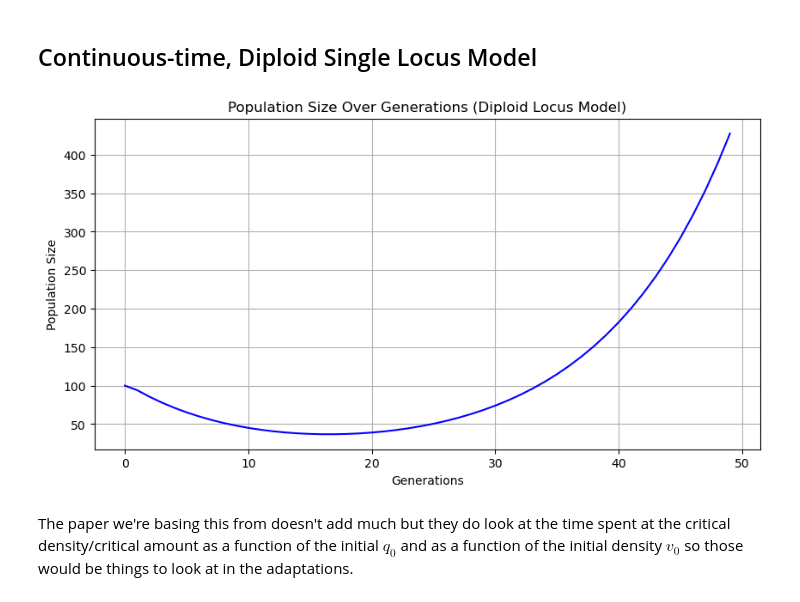
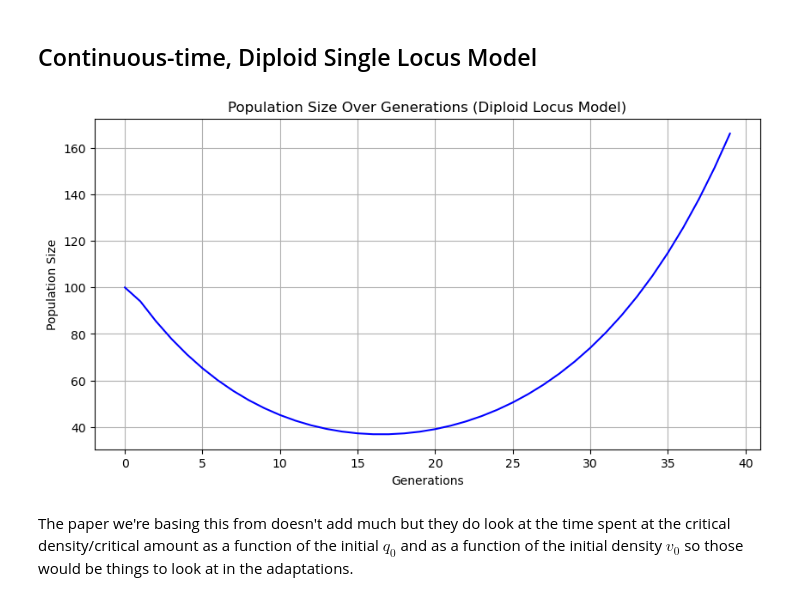
Before and after one commit to jonazhu/extinctionmodeling, a Jupyter notebook: q2_invadingspecies/baseline.ipynb, the cells around one changed output. Drawn from its saved outputs; the diff is of its cells as text; code cells hidden in the pictures.

```diff
--- a/q2_invadingspecies/baseline.ipynb
+++ b/q2_invadingspecies/baseline.ipynb
@@ -297,19 +297,19 @@ def diploid_locus_model(m_max, s, n_0, q_0, generations=100):
 # %%
 m_max = 0.1
 s = 0.2
 n_0 = 100
 q_0 = 0.8
-pops = diploid_locus_model(m_max, s, n_0, q_0, generations=50)
+pops = diploid_locus_model(m_max, s, n_0, q_0, generations=40)
 
 #plot the results
 plt.figure(figsize=(10, 5))
 plt.plot(pops, color='blue')
 plt.title('Population Size Over Generations (Diploid Locus Model)')
 plt.xlabel('Generations')
 plt.ylabel('Population Size')
 plt.grid()
 plt.show()
 # %% [output]
-[figure, old version]
+[figure, new version]
 # %% [markdown]
 The paper we're basing this from doesn't add much but they do look at the time spent at the critical density/critical amount as a function of the initial $q_0$ and as a function of the initial density $v_0$ so those would be things to look at in the adaptations.
```
Also changed, not shown: parts of 2 cells of this notebook, 1 other file.
